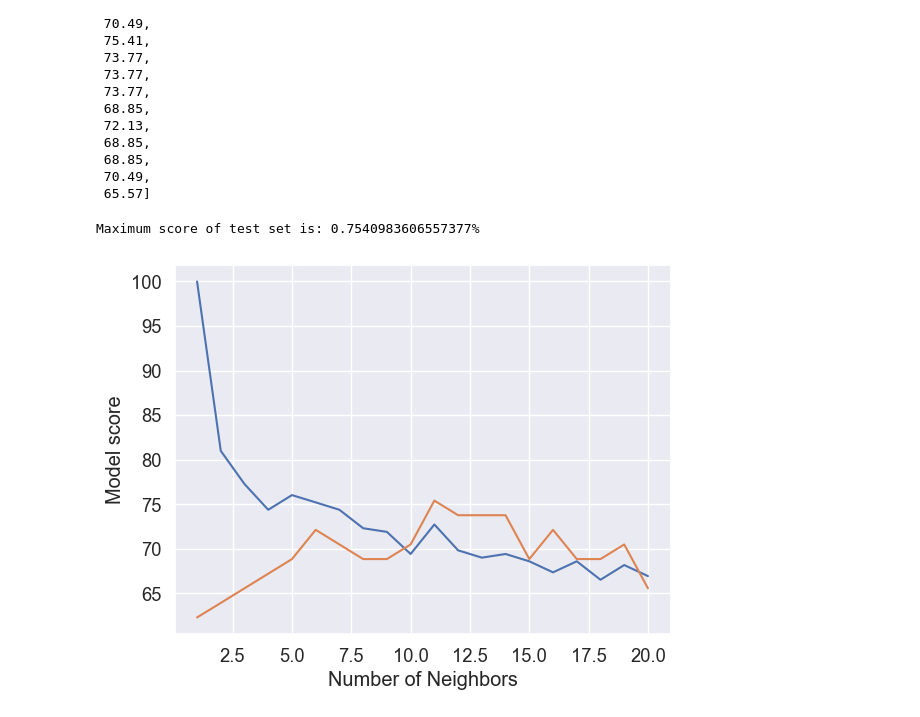
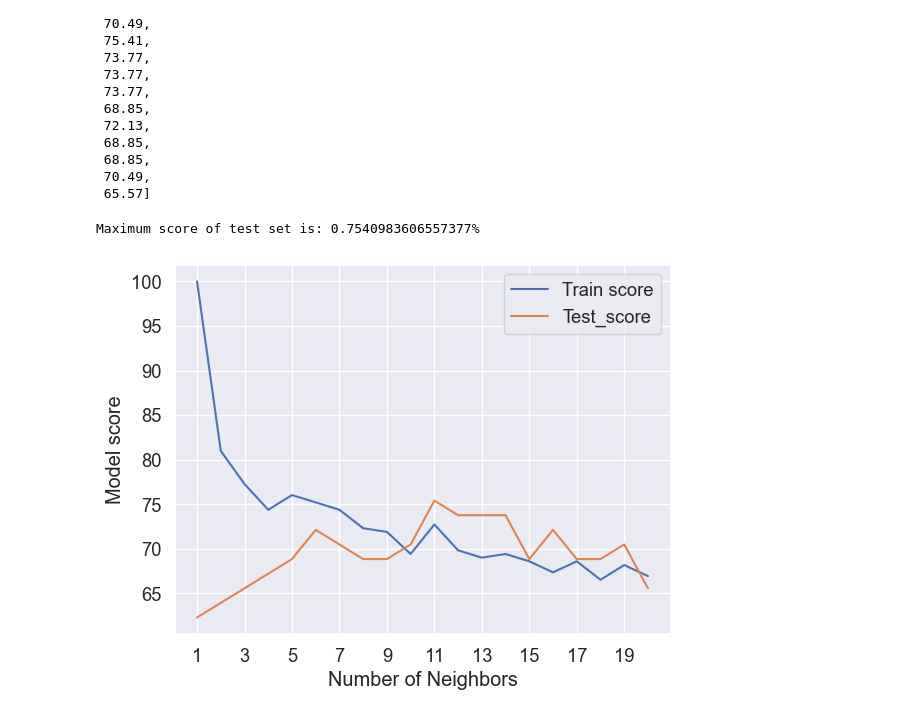
Before and after one commit to EZENWERE/ML-PROJECTS, a Jupyter notebook: Sklearn3.0.ipynb, the cells around one changed output. Cells and saved outputs as stored; diff of their text form; code cells hidden in the pictures.

```diff
--- a/Sklearn3.0.ipynb
+++ b/Sklearn3.0.ipynb
@@ -588,10 +588,12 @@ test_scores
 # %%
 plt.plot(neighbors, train_scores)
 plt.plot(neighbors, test_scores)
 plt.xlabel("Number of Neighbors")
 plt.ylabel("Model score")
+plt.legend(["Train score","Test_score"])
+plt.xticks(np.arange(1,21, 2)) #1-21 with a space of 2
 
 print(f"Maximum score of test set is: {max(test_score)}%")
 # %% [output]
 Maximum score of test set is: 0.7540983606557377%
-[figure, old version]
+[figure, new version]
```
Also changed, not shown: parts of 10 cells of this notebook.
